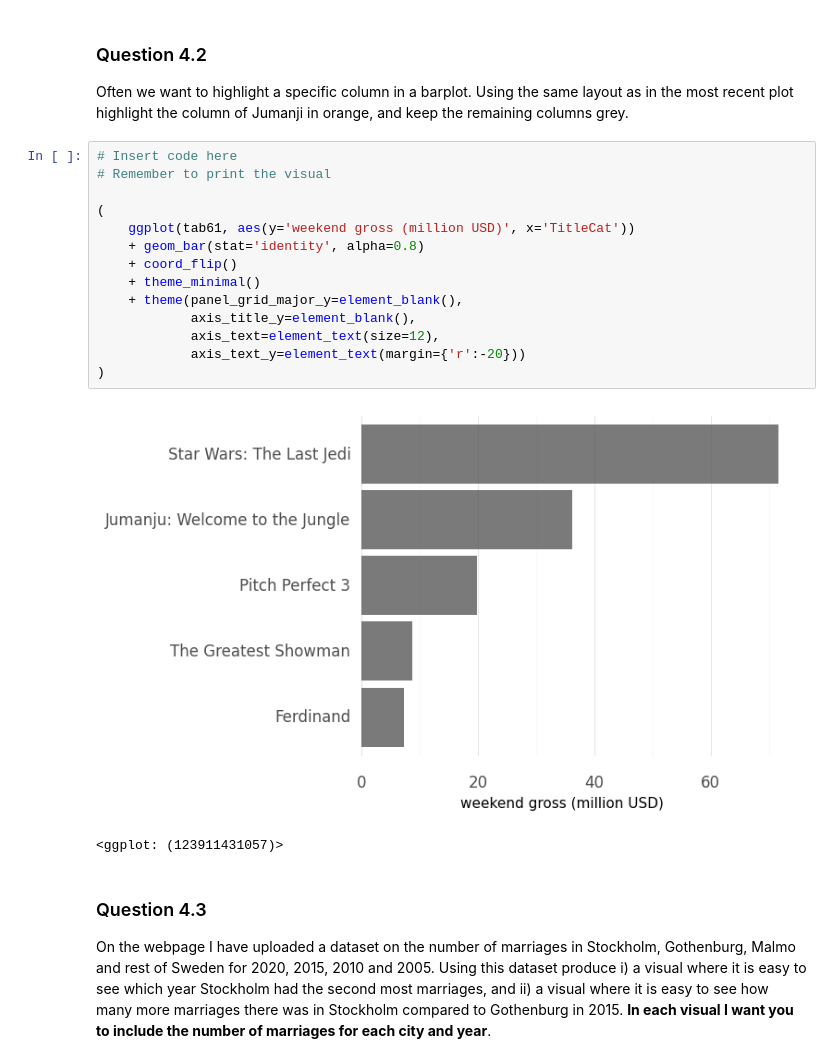
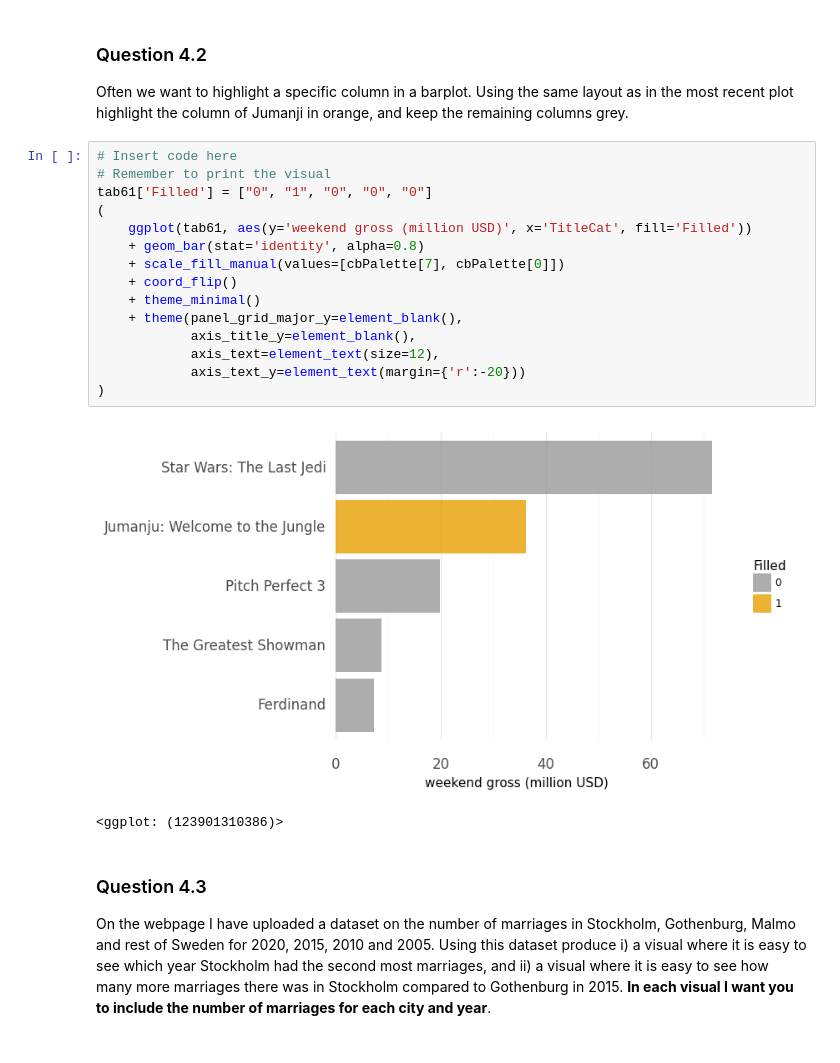
Before and after one commit to AxelEiman/SciVis, a Jupyter notebook: HW1/Homework1.ipynb, the cells around one changed output. Drawn from its saved outputs; the diff is of its cells as text.

```diff
--- a/HW1/Homework1.ipynb
+++ b/HW1/Homework1.ipynb
@@ -327,20 +327,21 @@ Often we want to highlight a specific column in a barplot. Using the same layout
 # %%
 # Insert code here
 # Remember to print the visual
-
+tab61['Filled'] = ["0", "1", "0", "0", "0"]
 (
-    ggplot(tab61, aes(y='weekend gross (million USD)', x='TitleCat'))
+    ggplot(tab61, aes(y='weekend gross (million USD)', x='TitleCat', fill='Filled'))
     + geom_bar(stat='identity', alpha=0.8)
+    + scale_fill_manual(values=[cbPalette[7], cbPalette[0]])
     + coord_flip()
     + theme_minimal()
     + theme(panel_grid_major_y=element_blank(),
             axis_title_y=element_blank(),
             axis_text=element_text(size=12),
             axis_text_y=element_text(margin={'r':-20}))
 )
 # %% [output]
-[figure, old version]
+[figure, new version]
-<ggplot: (123911431057)>
+<ggplot: (123901310386)>
 # %% [markdown]
 ### Question 4.3
 
```
Also changed, not shown: parts of 5 cells of this notebook.
